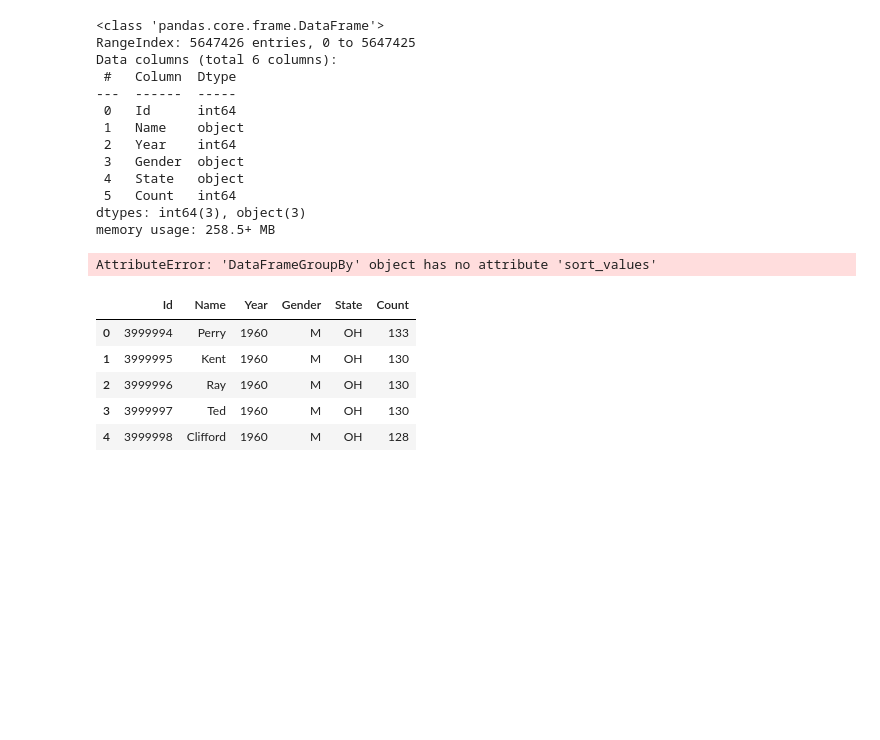
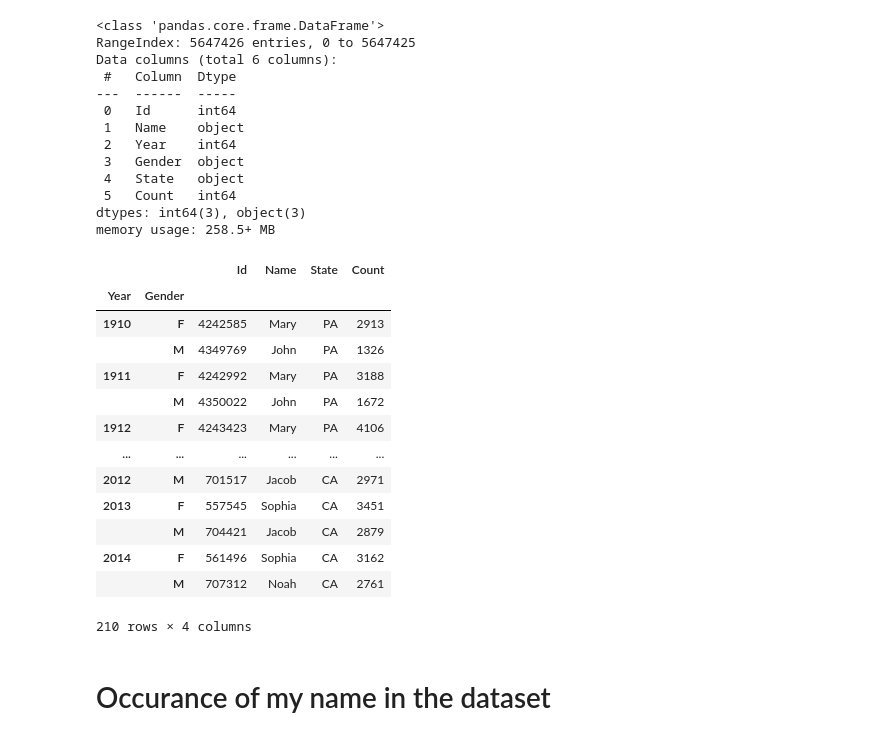
Before and after one commit to anshuldante/ai-ds-ml-practical, a Jupyter notebook: introduction-to-data-science-2/Iteration_1.ipynb, the cells around one changed output. Saved outputs shown, nothing was run; the diff lists cells and outputs as text; code cells hidden in the pictures; blank space fills up the shorter version.

```diff
--- a/introduction-to-data-science-2/Iteration_1.ipynb
+++ b/introduction-to-data-science-2/Iteration_1.ipynb
@@ -193,13 +198,21 @@ memory usage: 258.5+ MB
 # %%
-states_babies = states_babies.groupby('Year').sort_values('Count', ascending=False)
+states_babies = states_babies.sort_values('Count', ascending = False).groupby(['Year', 'Gender']).agg(lambda s:s.iloc[0])
-# %% [output]
-AttributeError: 'DataFrameGroupBy' object has no attribute 'sort_values'
 # %%
-states_babies.head()
+states_babies
 # %% [output]
-|  | Id | Name | Year | Gender | State | Count |
-| 0 | 3999994 | Perry | 1960 | M | OH | 133 |
-| 1 | 3999995 | Kent | 1960 | M | OH | 130 |
-| 2 | 3999996 | Ray | 1960 | M | OH | 130 |
-| 3 | 3999997 | Ted | 1960 | M | OH | 130 |
-| 4 | 3999998 | Clifford | 1960 | M | OH | 128 |
+|  |  | Id | Name | State | Count |
+| Year | Gender |  |  |  |  |
+| 1910 | F | 4242585 | Mary | PA | 2913 |
+|  | M | 4349769 | John | PA | 1326 |
+| 1911 | F | 4242992 | Mary | PA | 3188 |
+|  | M | 4350022 | John | PA | 1672 |
+| 1912 | F | 4243423 | Mary | PA | 4106 |
+| ... | ... | ... | ... | ... | ... |
+| 2012 | M | 701517 | Jacob | CA | 2971 |
+| 2013 | F | 557545 | Sophia | CA | 3451 |
+|  | M | 704421 | Jacob | CA | 2879 |
+| 2014 | F | 561496 | Sophia | CA | 3162 |
+|  | M | 707312 | Noah | CA | 2761 |
+210 rows × 4 columns
+# %% [markdown]
+# Occurance of my name in the dataset
```
Also changed, not shown: parts of 52 cells of this notebook, 1 other file.
